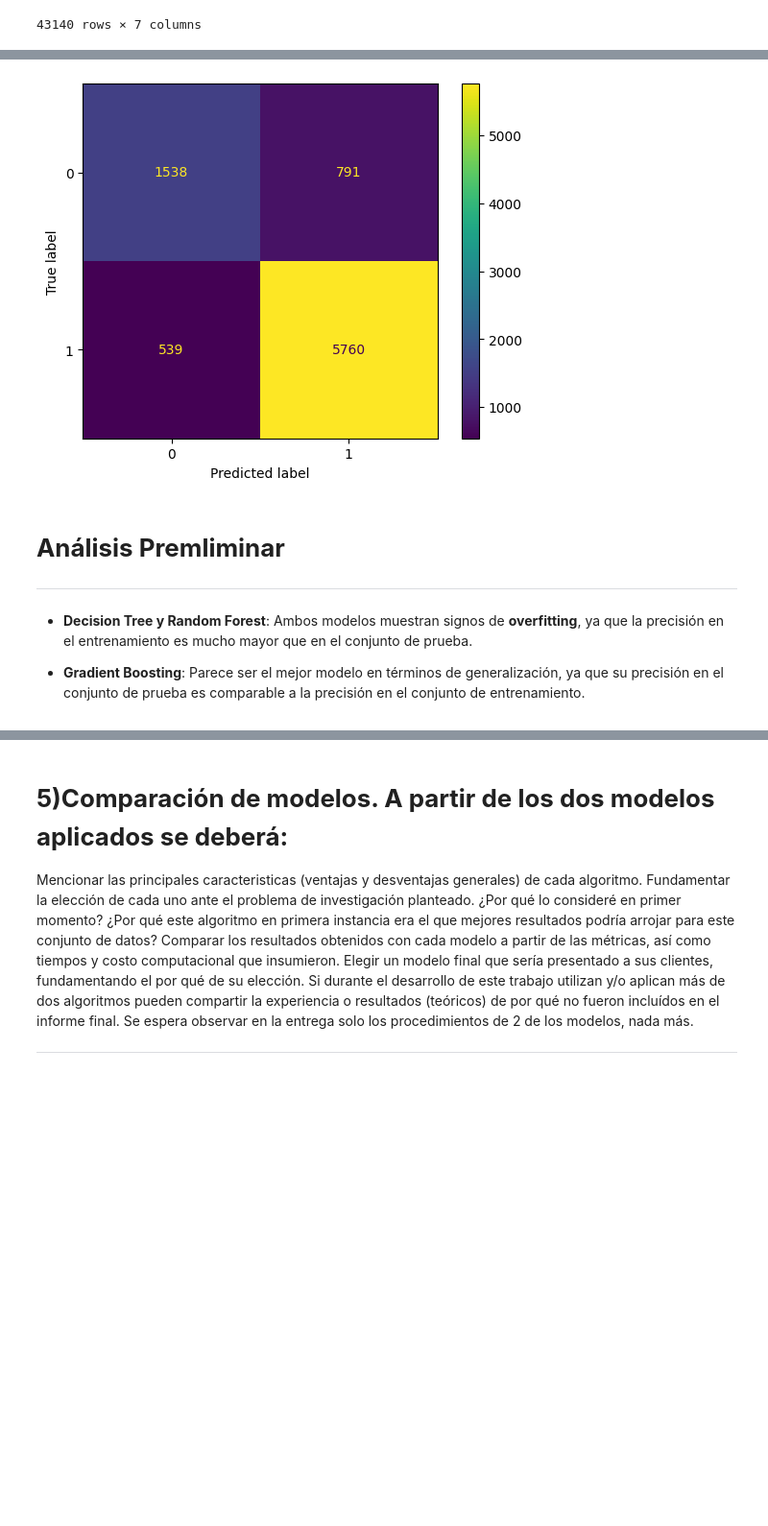
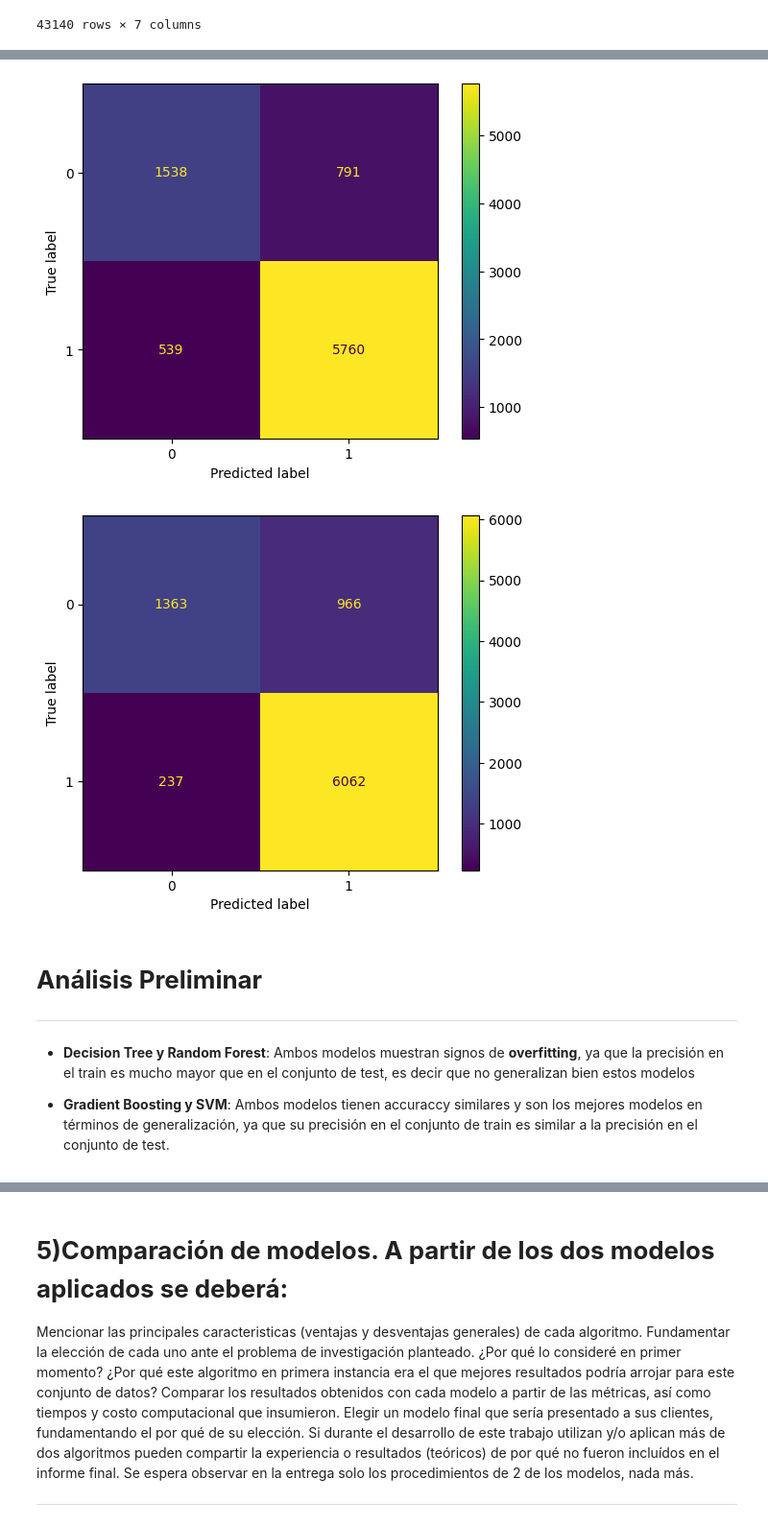
Before and after one commit to manufabregas/Dataset-Asistencia-a-turnos-m-dicos, a Jupyter notebook: TP 3/Grupo_2_TP_3.ipynb, the cells around one changed output, grey strips where cells are left out. Shown at 96% size. Drawn from its saved outputs; the diff is of its cells as text; code cells hidden in the pictures; blank space fills up the shorter version.

```diff
--- a/TP 3/Grupo_2_TP_3.ipynb
+++ b/TP 3/Grupo_2_TP_3.ipynb
@@ -222,11 +218,12 @@ x_train, x_test, y_train, y_test = train_test_split(X, y, train_size=0.8, random
 clfs = [
     DecisionTreeClassifier(random_state=42),
     GradientBoostingClassifier(random_state=42),
-    RandomForestClassifier(random_state=42)
+    RandomForestClassifier(random_state=42),
+    SVC(random_state=42)
 ]
 
-
-names = ['Decision Tree', 'Gradient Boosting', 'Random Forest']
+# Nombres de los clasificadores
+names = ['Decision Tree', 'Gradient Boosting', 'Random Forest', 'SVM']
 
 trained_models = []
 accuracy_models = []
@@ -244,6 +241,7 @@ for clf, name in zip(clfs, names):
     test_predictions = clf.predict(x_test)
     test_accuracy = accuracy_score(y_test, test_predictions)
     print(f"Accuracy test {name}: {test_accuracy:.4f}%")
+    print('\n')
 
     ConfusionMatrixDisplay.from_predictions(y_test, test_predictions)
 
@@ -262,12 +269,13 @@ Accuracy test Random Forest: 0.8459%
 [figure]
 [figure]
 [figure]
+[figure, added]
 # %% [markdown]
-# **Análisis Premliminar**
+# **Análisis Preliminar**
 
 ---
 
 
-* **Decision Tree y Random Forest**: Ambos modelos muestran signos de **overfitting**, ya que la precisión en el entrenamiento es mucho mayor que en el conjunto de prueba.
+* **Decision Tree y Random Forest**: Ambos modelos muestran signos de **overfitting**, ya que la precisión en el train es mucho mayor que en el conjunto de test, es decir que no generalizan bien estos modelos
 
-* **Gradient Boosting**: Parece ser el mejor modelo en términos de generalización, ya que su precisión en el conjunto de prueba es comparable a la precisión en el conjunto de entrenamiento.
+* **Gradient Boosting y SVM**: Ambos modelos tienen accuraccy similares y son los mejores modelos en términos de generalización, ya que su precisión en el conjunto de train es similar a la precisión en el conjunto de test.
```
Also changed, not shown: parts of 8 cells of this notebook.
